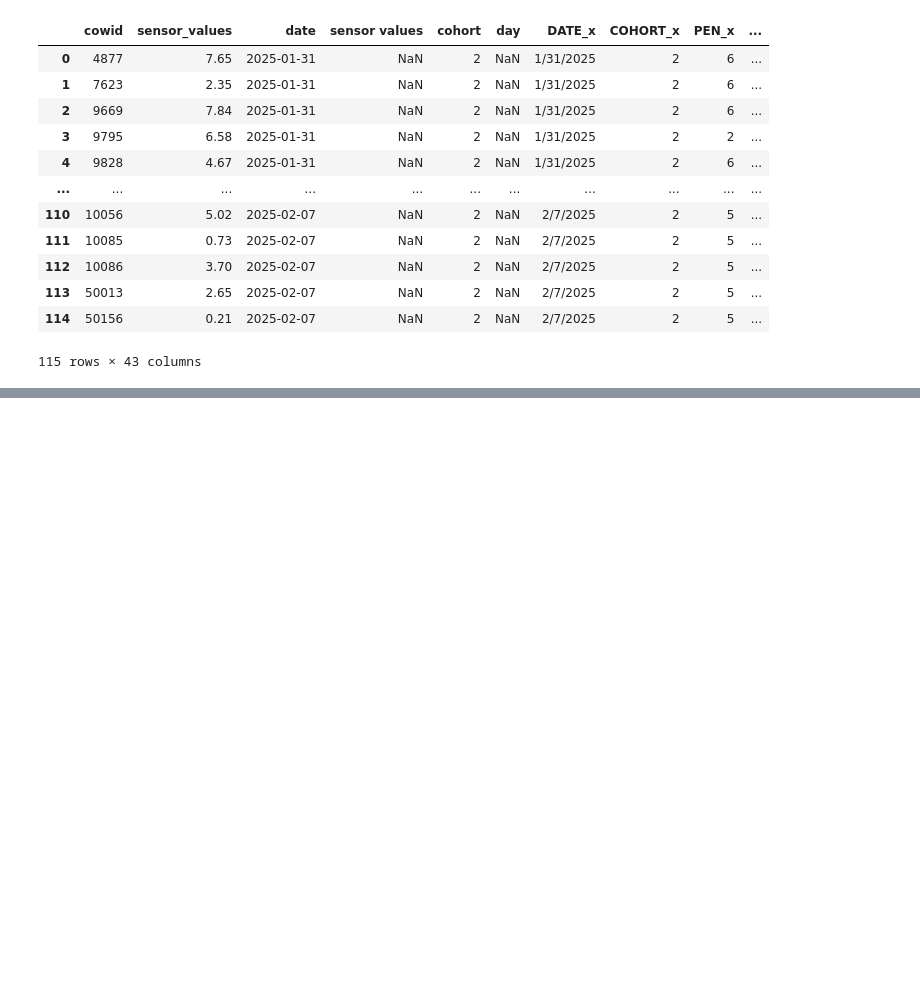
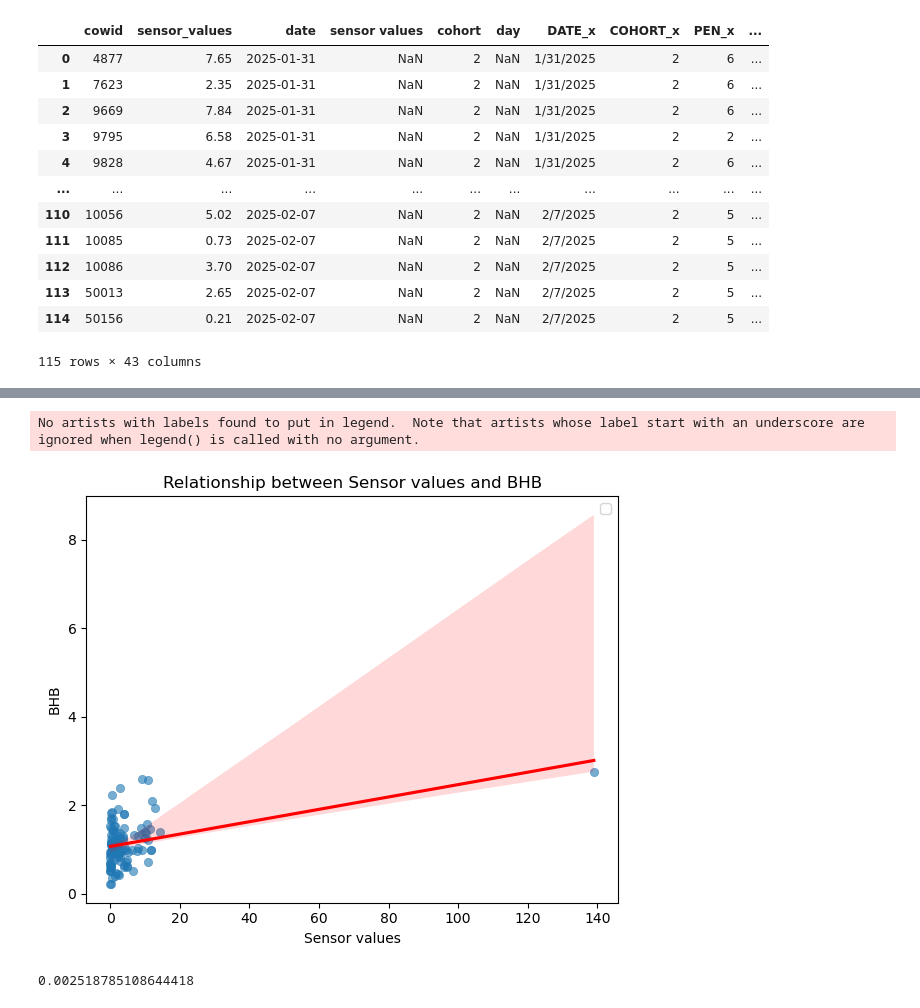
Before and after one commit to rajeshneupane7/ketosis_project, a Jupyter notebook: data_processing.ipynb, the cells around one changed output, grey strips where cells are left out. Saved outputs shown, nothing was run; the diff lists cells and outputs as text; code cells hidden in the pictures; blank space fills up the shorter version.

```diff
--- a/data_processing.ipynb
+++ b/data_processing.ipynb
@@ -196,0 +295,31 @@ merged_milk_df[['BHB','Acetone', 'sensor_values']].corr()
+# %%
+import matplotlib.pyplot as plt
+import seaborn as sns
+
+# Fit mixed model
+model = smf.mixedlm("BHB ~ sensor_values", merged_milk_df, groups=merged_milk_df["cowid"])
+result = model.fit()
+
+# Extract p-value for sensor_values
+pval = result.pvalues["sensor_values"]
+
+# Scatter plot + regression line
+plt.figure(figsize=(6,5))
+sns.scatterplot(x="sensor_values", y="BHB", data=merged_milk_df, alpha=0.6, edgecolor=None)
+sns.regplot(x="sensor_values", y="BHB", data=merged_milk_df,
+            scatter=False, color="red", line_kws={"label":f"p = {pval:.3e}"})
+
+# Labels and title
+plt.xlabel("Sensor values")
+plt.ylabel("BHB")
+plt.legend()
+plt.title("Relationship between Sensor values and BHB")
+plt.tight_layout()
+plt.show()
+# %% [output]
+No artists with labels found to put in legend.  Note that artists whose label start with an underscore are ignored when legend() is called with no argument.
+[figure, added]
+# %%
+result.pvalues["sensor_values"]
+# %% [output]
+0.002518785108644418
```
Also changed, not shown: parts of 28 cells of this notebook.
